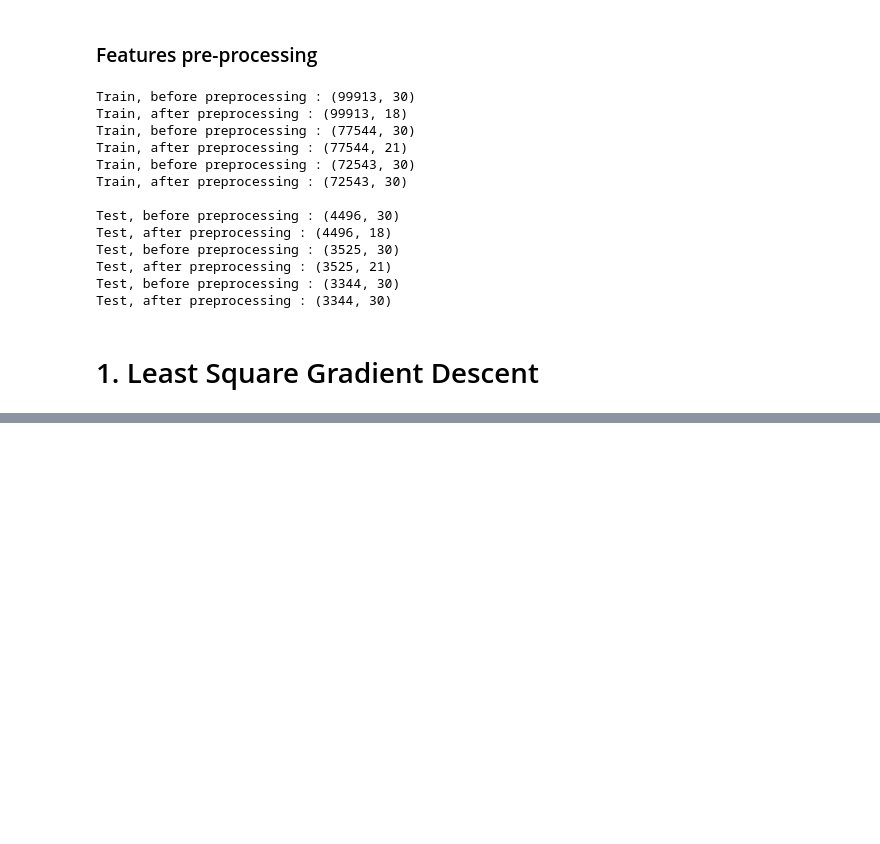
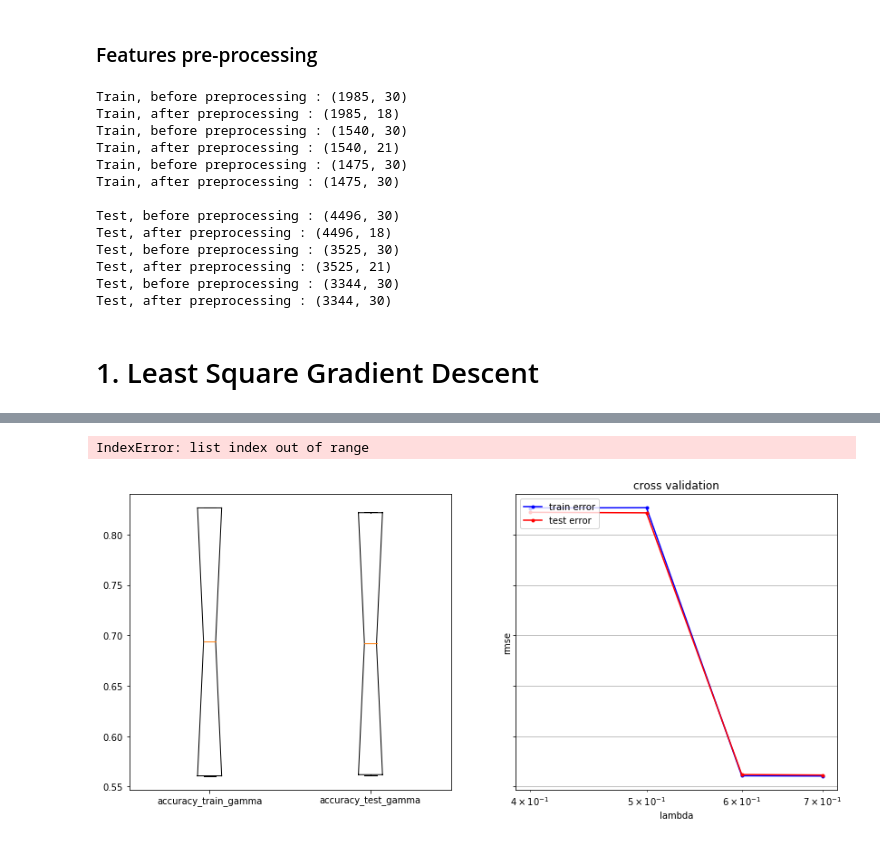
Before and after one commit to mguillaumot/ML_project1, a Jupyter notebook: scripts/Project-1-Priscille.ipynb, the cells around one changed output, grey strips where cells are left out. Cells and saved outputs as stored; diff of their text form; code cells hidden in the pictures; blank space fills up the shorter version.

```diff
--- a/scripts/Project-1-Priscille.ipynb
+++ b/scripts/Project-1-Priscille.ipynb
@@ -20,8 +21,8 @@ The autoreload extension is already loaded. To reload it, use:
   %reload_ext autoreload
 # %%
 DATA_PATH_TRAIN = '../data/train.csv'
-# y_train, data_train, ids_tr = load_csv_data(DATA_PATH_TRAIN, sub_sample=True)
-y_train, data_train, ids_tr = load_csv_data(DATA_PATH_TRAIN, sub_sample=False)
+y_train, data_train, ids_tr = load_csv_data(DATA_PATH_TRAIN, sub_sample=True)
+# y_train, data_train, ids_tr = load_csv_data(DATA_PATH_TRAIN, sub_sample=False)
 # %%
 DATA_PATH_TEST = '../data/test.csv'
 _, data_test, ids_te = load_csv_data(DATA_PATH_TEST, sub_sample=True)
@@ -73,12 +74,12 @@ if test == True:
         print('Test, after preprocessing : {} '.format(subset_test[0].shape))
         datasets_test[ind][0] = subset_test[0]
 # %% [output]
-Train, before preprocessing : (99913, 30)
-Train, after preprocessing : (99913, 18)
-Train, before preprocessing : (77544, 30)
-Train, after preprocessing : (77544, 21)
-Train, before preprocessing : (72543, 30)
-Train, after preprocessing : (72543, 30)
+Train, before preprocessing : (1985, 30)
+Train, after preprocessing : (1985, 18)
+Train, before preprocessing : (1540, 30)
+Train, after preprocessing : (1540, 21)
+Train, before preprocessing : (1475, 30)
+Train, after preprocessing : (1475, 30)
 
 Test, before preprocessing : (4496, 30)
 Test, after preprocessing : (4496, 18)
@@ -133,7 +134,7 @@ def cross_validation(y, x, k_indices, k, method, max_iters = 0, gamma = 0, lambd
 
     return accuracy_train, accuracy_test, w
 # %%
-# from plots import cross_validation_visualization
+from plots import cross_validation_visualization
 
 # Model parameters
 method = least_squares_GD
@@ -142,7 +143,7 @@ max_iters = 100
 seed = 1
 degree = 7
 k_fold = 8
-# lambdas = np.logspace(-4, 0, 30)
+# lambdas = np.logspace(-5, 0, 15)
 lambdas = []
 lambdas.append(1)
 gammas = np.arange(0.4, 0.8, 0.1)
@@ -150,7 +151,7 @@ gammas = np.arange(0.4, 0.8, 0.1)
 y_pred_final = np.zeros((len(ids_te),1))
 
 # For each case (jet = 0, jet = 1, jet = 2,3)
-for ind, subset_train in enumerate(datasets_train[0:1]):
+for ind, subset_train in enumerate(datasets_train):
     print("\n\n For case jet = {} \n".format(ind))
     x = subset_train[0]
     y = subset_train[1]
@@ -163,30 +164,42 @@ for ind, subset_train in enumerate(datasets_train[0:1]):
     accuracy_test = []
 
     for lambda_ in lambdas:
+
+        accuracy_train_gamma = []
+        accuracy_test_gamma = []
+
         for gamma in gammas:
-            print("\nlambda_ = {}".format(lambda_))
-            print("gamma = {} \n".format(gamma))
-
             param_method = dict(max_iters = max_iters, gamma = gamma, lambda_ = lambda_)
 
-            accuracy_train_tmp = []
-            accuracy_test_tmp = []
-            w_tmp = []
+            accuracy_train_k = []
+            accuracy_test_k = []
+            w_k = []
             # cross validation
             for k in range(k_fold):
-                accuracy_train, accuracy_test, w = cross_validation(y, x, k_indices, k, method = method, **param_method)
-                accuracy_train_tmp.append(accuracy_train)
-                accuracy_test_tmp.append(accuracy_test)
+                accuracy_train_crt, accuracy_test_crt, w = cross_validation(y, x, k_indices, k, method = method, **param_method)
+                accuracy_train_k.append(accuracy_train_crt)
+                accuracy_test_k.append(accuracy_test_crt)
                 w_tmp.append(w)
-                print("%d - Training accuracy: %f / Test accuracy : %f" % (k, accuracy_train, accuracy_test))
+#                 print("%d - Training accuracy: %f / Test accuracy : %f" % (k, accuracy_train_crt, accuracy_test_crt))
 
-            accuracy_train = np.mean(accuracy_train_tmp)
-            accuracy_test = np.mean(accuracy_test_tmp)
+            print("\nSUBSET {} --- lambda_ = {} :: gamma = {}".format(ind, lambda_, gamma))
+            print("Average test accuracy: {}".format(np.mean(accuracy_test_k)))
+            print("Variance test accuracy: {}".format(np.std(accuracy_test_k)))
+            print("Min test accuracy: {}".format(np.min(accuracy_test_k)))
+            print("Max test accuracy: {}\n".format(np.max(accuracy_test_k)))
 
-            print("\nAverage test accuracy: {}".format(np.mean(accuracy_test)))
-            print("Variance test accuracy: {}".format(np.std(accuracy_test)))
-            print("Min test accuracy: {}".format(np.min(accuracy_test)))
-            print("Max test accuracy: {}\n".format(np.max(accuracy_test)))
+            accuracy_train_gamma.append(np.mean(accuracy_train_k))
+            accuracy_test_gamma.append(np.mean(accuracy_test_k))
+
+
+        fig, axes = plt.subplots(nrows=1, ncols=2, figsize=(14, 6), sharey=True)
+        axes[0].boxplot([accuracy_train_gamma, accuracy_test_gamma] , labels=['accuracy_train_gamma', 'accuracy_test_gamma'], notch=True, bootstrap=10000)
+        cross_validation_visualization(gammas, accuracy_train_gamma, accuracy_test_gamma)
+
+    accuracy_train.append(np.mean(accuracy_train_gamma))
+    accuracy_test.append(np.mean(accuracy_test_gamma))
+
+
 
 
 
@@ -197,7 +210,7 @@ for ind, subset_train in enumerate(datasets_train[0:1]):
         subset_test = datasets_test[ind][0]
         _, poly_test = build_model_data(subset_test, datasets_test[ind][1])
 
-        y_pred_crt = predict_labels(w_tmp[0], poly_test)   # TODO : for now takes the first w
+        y_pred_crt = predict_labels(w_k[0], poly_test)   # TODO : for now takes the first w
         np.put(y_pred_final, datasets_test[ind][1], y_pred_crt)
 # %% [output]
  For case jet = 0
@@ -220,3 +233,5 @@ Max test accuracy: 0.41939907118264075
+IndexError: list index out of range
+[figure, added]
 # %%
 if test == True:
     if method == least_squares_GD:
```
Also changed, not shown: parts of 3 cells of this notebook.
